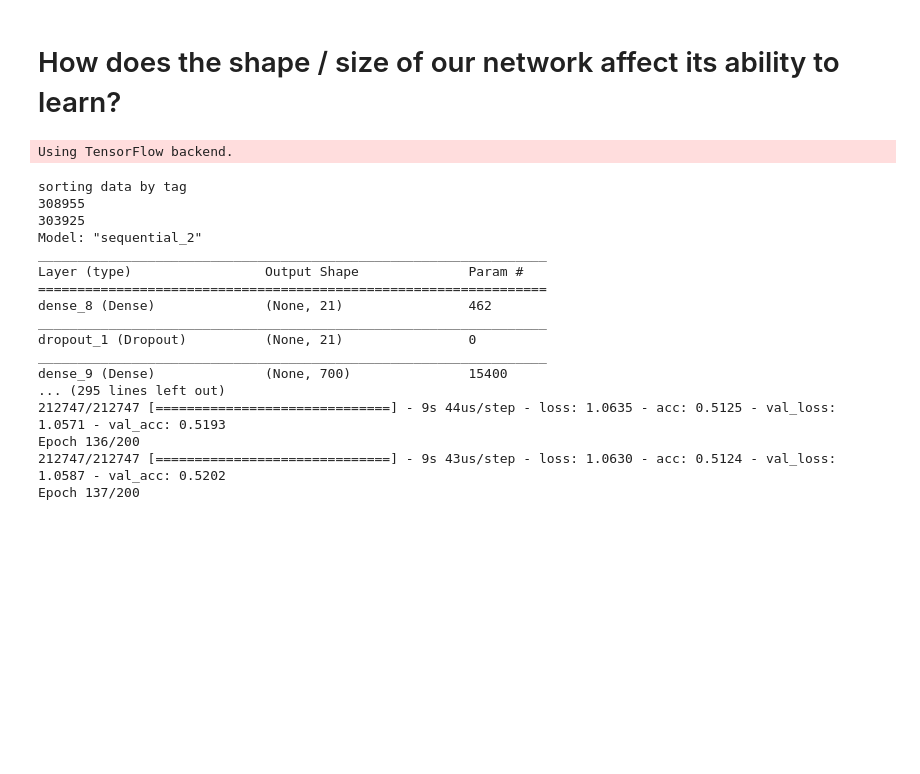
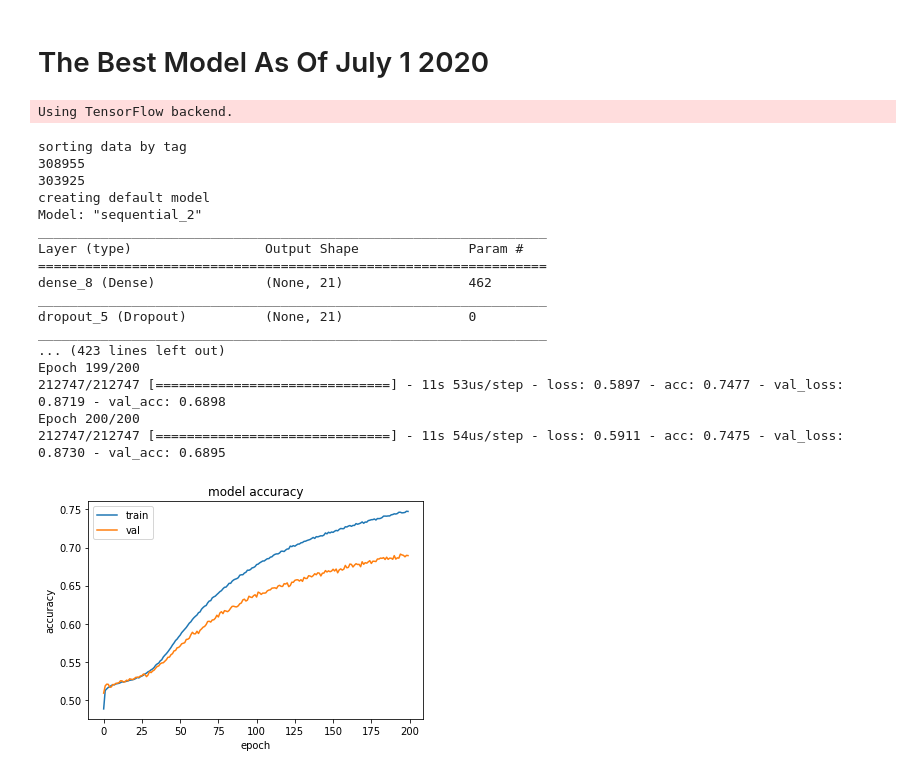
Before and after one commit to callum-mccracken/bbb, a Jupyter notebook: initial_experiments/2b_network_experiments/2b_big_feed_forward_dropout.ipynb, the cells around one changed output. Drawn from its saved outputs; the diff is of its cells as text; code cells hidden in the pictures; blank space fills up the shorter version.

```diff
--- a/initial_experiments/2b_network_experiments/2b_big_feed_forward_dropout.ipynb
+++ b/initial_experiments/2b_network_experiments/2b_big_feed_forward_dropout.ipynb
@@ -1,6 +1,6 @@
-# %% [markdown]
-
-# How does the shape / size of our network affect its ability to learn?
+# %% [markdown]
+
+# The Best Model As Of July 1 2020
 # %%
 import os
 import sys
@@ -9,7 +9,7 @@ os.environ["CUDA_VISIBLE_DEVICES"]="6"
 from keras.models import Sequential
 from keras.optimizers import Adam
 from keras.layers import Dense, Conv2D, Flatten, Dropout
-sys.path.append(os.path.realpath(".."))
+sys.path.append(os.path.realpath("../../"))
 import ptetaphi_nn
 import tools
 with open("/home/cmccracken/start_tf/bbb/filepath.txt", 'r') as f:
@@ -38,45 +38,46 @@ events = tools.pad(events, cutoff)
 import importlib
 importlib.reload(ptetaphi_nn)
 nn = ptetaphi_nn.PtEtaPhiNN(events)
 # Feed forward NN
 
 # create network
 nn.model = Sequential([
     Dense(3*(cutoff-3), input_dim=3*(cutoff-3), kernel_initializer='normal', activation='relu'),
-    Dropout(0.2),
+    Dropout(0.01),
     Dense(700, activation='relu'),
-    Dropout(0.2),
+    Dropout(0.01),
     Dense(500, activation='relu'),
-    Dropout(0.2),
+    Dropout(0.01),
     Dense(300, activation='relu'),
-    Dropout(0.2),
+    Dropout(0.01),
     Dense(100, activation='relu'),
-    Dropout(0.2),
+    Dropout(0.01),
     Dense(50, activation='relu'),
-    Dropout(0.2),
+    Dropout(0.01),
     Dense(8, kernel_initializer='normal', activation='softmax')])
 nn.model.compile(loss='categorical_crossentropy',
                  optimizer="adam", metrics=['acc'])
 nn.model.summary()
 nn.learn()
 # %% [output]
 Using TensorFlow backend.
 sorting data by tag
 308955
 303925
+creating default model
 Model: "sequential_2"
 _________________________________________________________________
 Layer (type)                 Output Shape              Param #
 =================================================================
 dense_8 (Dense)              (None, 21)                462
 _________________________________________________________________
-dropout_1 (Dropout)          (None, 21)                0
+dropout_5 (Dropout)          (None, 21)                0
 _________________________________________________________________
-dense_9 (Dense)              (None, 700)               15400
-... (295 lines left out)
-212747/212747 [==============================] - 9s 44us/step - loss: 1.0635 - acc: 0.5125 - val_loss: 1.0571 - val_acc: 0.5193
-Epoch 136/200
-212747/212747 [==============================] - 9s 43us/step - loss: 1.0630 - acc: 0.5124 - val_loss: 1.0587 - val_acc: 0.5202
-Epoch 137/200
+... (423 lines left out)
+Epoch 199/200
+212747/212747 [==============================] - 11s 53us/step - loss: 0.5897 - acc: 0.7477 - val_loss: 0.8719 - val_acc: 0.6898
+Epoch 200/200
+212747/212747 [==============================] - 11s 54us/step - loss: 0.5911 - acc: 0.7475 - val_loss: 0.8730 - val_acc: 0.6895
+[figure, added]
 # %%
 nn.evaluate(savename="big_ff_dropout")
```
Also changed, not shown: parts of 2 cells of this notebook, 4 other files.
